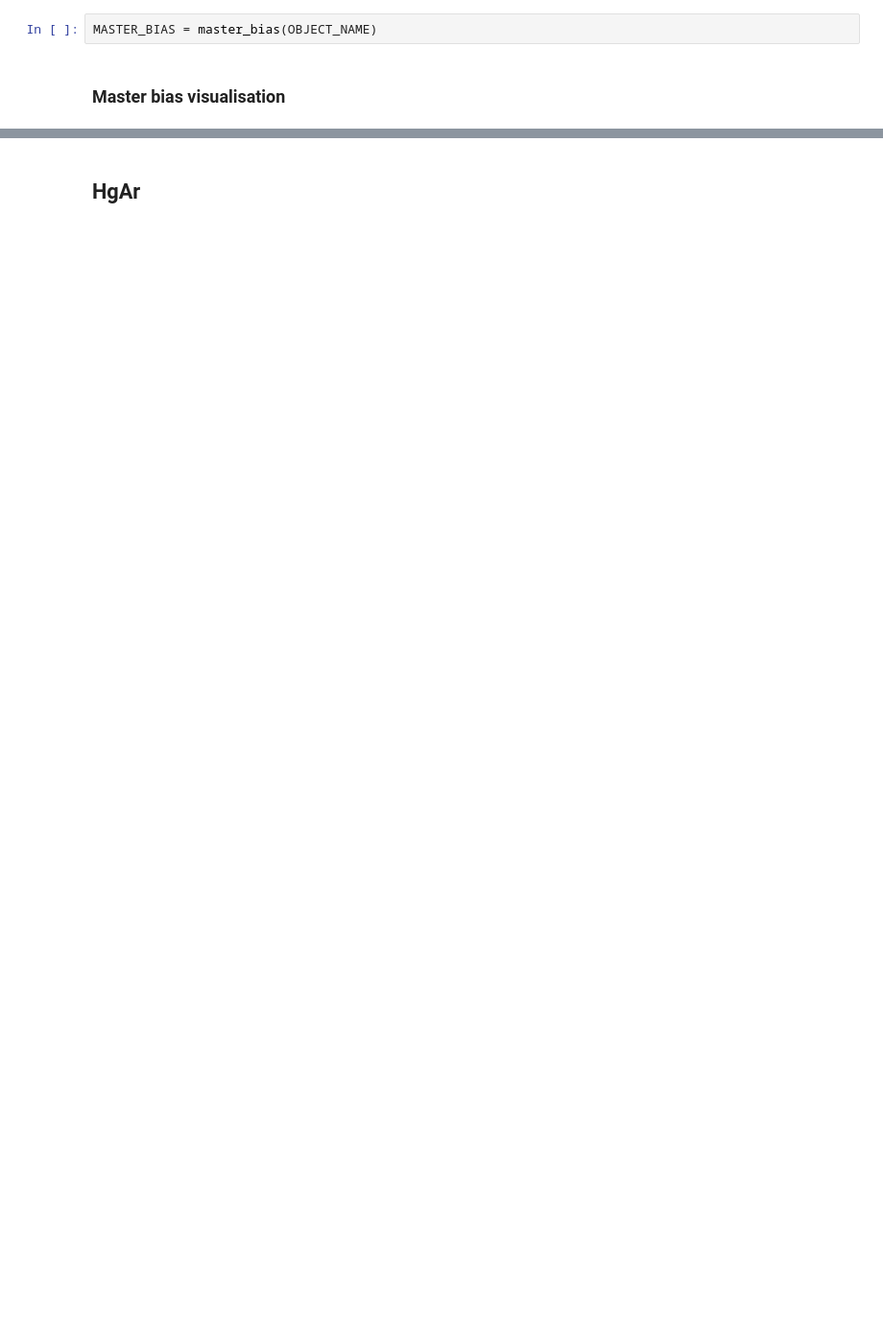
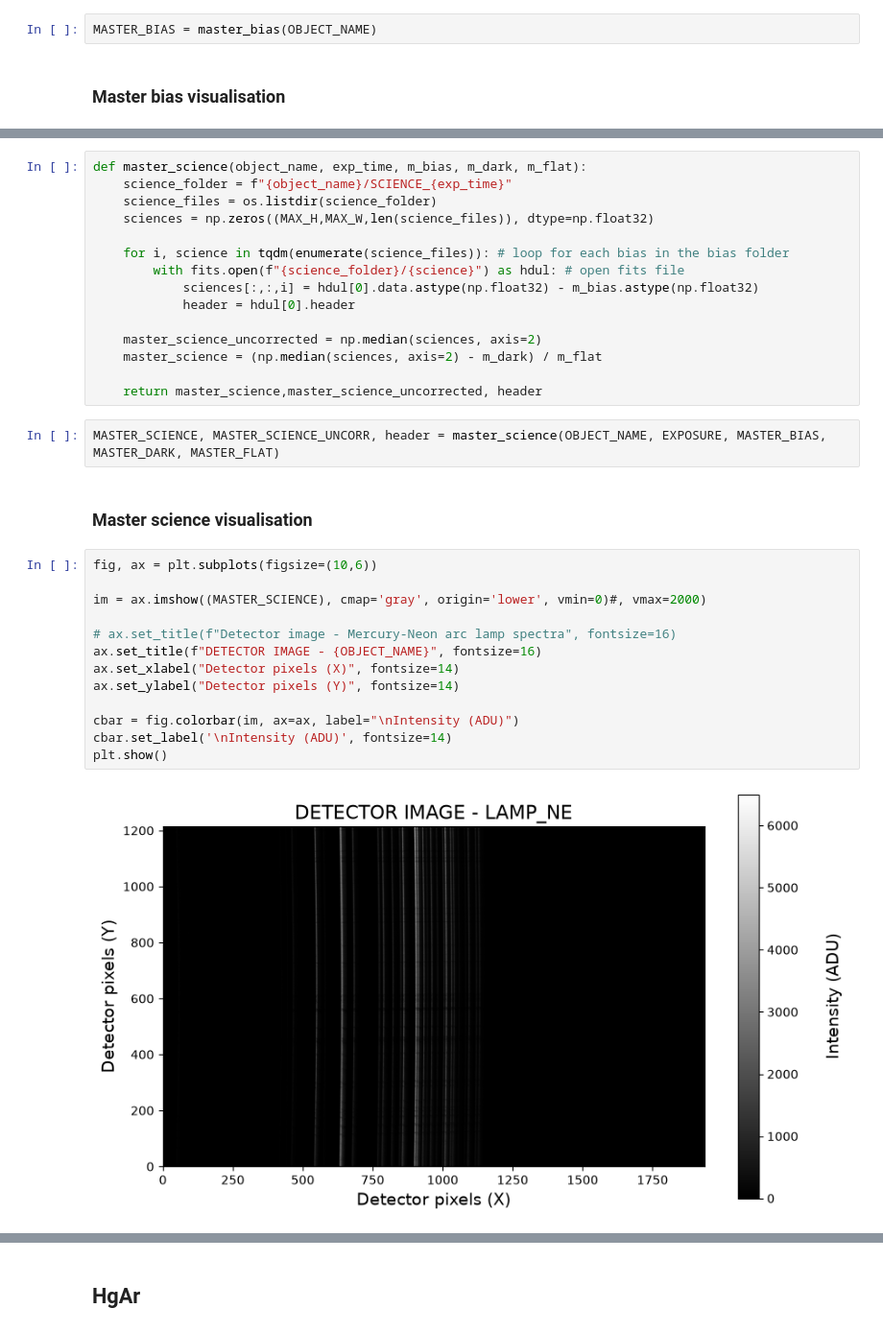
Before and after one commit to lalygator/cmos-software, a Jupyter notebook: data_analysis.ipynb, the cells around one changed output, grey strips where cells are left out. Shown at 96% size. Cells and saved outputs as stored; diff of their text form; blank space fills up the shorter version.

```diff
--- a/data_analysis.ipynb
+++ b/data_analysis.ipynb
@@ -72,0 +162,34 @@ plt.show()
+# %%
+def master_science(object_name, exp_time, m_bias, m_dark, m_flat):
+    science_folder = f"{object_name}/SCIENCE_{exp_time}"
+    science_files = os.listdir(science_folder)
+    sciences = np.zeros((MAX_H,MAX_W,len(science_files)), dtype=np.float32)
+
+    for i, science in tqdm(enumerate(science_files)): # loop for each bias in the bias folder
+        with fits.open(f"{science_folder}/{science}") as hdul: # open fits file
+            sciences[:,:,i] = hdul[0].data.astype(np.float32) - m_bias.astype(np.float32)
+            header = hdul[0].header
+
+    master_science_uncorrected = np.median(sciences, axis=2)
+    master_science = (np.median(sciences, axis=2) - m_dark) / m_flat
+
+    return master_science,master_science_uncorrected, header
+# %%
+MASTER_SCIENCE, MASTER_SCIENCE_UNCORR, header = master_science(OBJECT_NAME, EXPOSURE, MASTER_BIAS, MASTER_DARK, MASTER_FLAT)
+# %% [markdown]
+### Master science visualisation
+# %%
+fig, ax = plt.subplots(figsize=(10,6))
+
+im = ax.imshow((MASTER_SCIENCE), cmap='gray', origin='lower', vmin=0)#, vmax=2000)
+
+# ax.set_title(f"Detector image - Mercury-Neon arc lamp spectra", fontsize=16)
+ax.set_title(f"DETECTOR IMAGE - {OBJECT_NAME}", fontsize=16)
+ax.set_xlabel("Detector pixels (X)", fontsize=14)
+ax.set_ylabel("Detector pixels (Y)", fontsize=14)
+
+cbar = fig.colorbar(im, ax=ax, label="\nIntensity (ADU)")
+cbar.set_label('\nIntensity (ADU)', fontsize=14)
+plt.show()
+# %% [output]
+[figure, added]
```
Also changed, not shown: parts of 72 cells of this notebook, 4 other files.
